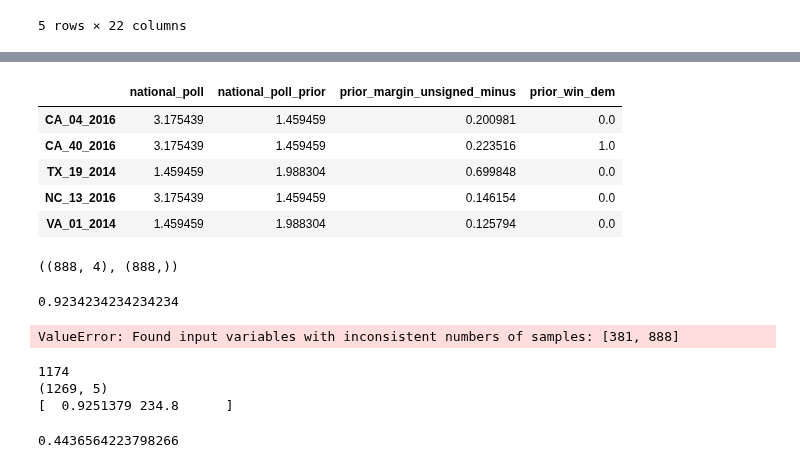
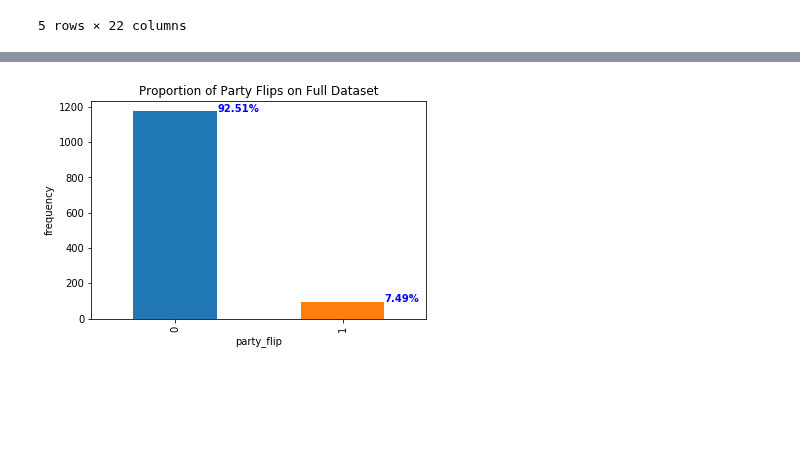
Before and after one commit to WildTangles/ac209a_project, a Jupyter notebook: Baseline_Model.ipynb, the cells around one changed output, grey strips where cells are left out. Drawn from its saved outputs; the diff is of its cells as text; code cells hidden in the pictures; blank space fills up the shorter version.

Commit message:
Baseline model enhanced : state predictors + upsampling + downsampling+ LogisticCV+KNN git push

```diff
--- a/Baseline_Model.ipynb
+++ b/Baseline_Model.ipynb
@@ -51,0 +30,17 @@ small_dataset.head()
+# %%
+#1 =democratic party
+# additional features to try:
+#"prior_margin_unsigned_minus","national_poll","national_poll_prior"]
+
+#select cols from main dataset
+cols_to_use =["curr_win_dem","prior_win_dem","state"]
+small_dataset =full_dataset[cols_to_use]
+
+#add column to indicate a party flip
+small_dataset['party_flip']= (small_dataset.prior_win_dem!=small_dataset.curr_win_dem)*1
+
+#add one hot encoder for states (with or without dropping first)
+small_dataset = pd.get_dummies(small_dataset,'state',drop_first=True)
+
+print(small_dataset.shape)
+small_dataset.head()
@@ -52,36 +61,27 @@ small_dataset.head()
+# %%
+plt.title('Proportion of districts that chage party in consecutive elections')
+plt.ylabel('frequency')
+plt.xlabel('Party Change')
+small_dataset.party_flip.value_counts().plot(kind='bar')
+
+#proportion of districts on the full data that do not flip
+small_dataset.groupby('party_flip')['party_flip'].count().plot.bar()
+plt.title('Proportion of Party Flips on Full Dataset')
+
+for name, group in (small_dataset.groupby('party_flip')['party_flip']):
+    plt.text(int(name)+.25, group.count() + .25, \
+    '{0:.2f}'.format(group.count()/small_dataset.shape[0]*100)+'%', color='blue', fontweight='bold')
+# %% [output]
+[figure, added]
 # %%
 #split data into train and test
-train_data, test_data = train_test_split(small_dataset, test_size=.3, random_state=42)
+train_data, test_data = train_test_split(small_dataset, test_size=.2, \
+                        stratify=small_dataset.party_flip,random_state=209)
 
-X_train=train_data[small_dataset.columns.difference(["curr_win_dem"])]
-X_test=test_data[small_dataset.columns.difference(["curr_win_dem"])]
-
+#response variable
 y_train=train_data["curr_win_dem"]
 y_test = test_data["curr_win_dem"]
 
-X_test.head()
+#predictors
+X_train=train_data[small_dataset.columns.difference(["curr_win_dem"])]
+X_test=test_data[small_dataset.columns.difference(["curr_win_dem"])]
-# %% [output]
-|  | national_poll | national_poll_prior | prior_margin_unsigned_minus | prior_win_dem |
-| CA_04_2016 | 3.175439 | 1.459459 | 0.200981 | 0.0 |
-| CA_40_2016 | 3.175439 | 1.459459 | 0.223516 | 1.0 |
-| TX_19_2014 | 1.459459 | 1.988304 | 0.699848 | 0.0 |
-| NC_13_2016 | 3.175439 | 1.459459 | 0.146154 | 0.0 |
-| VA_01_2014 | 1.459459 | 1.988304 | 0.125794 | 0.0 |
-# %%
-#model  LOGISTIC
-lr_model = LogisticRegression()
-lr_model.fit(X_train,y_train)
-
-X_train.shape, y_train.shape
-# %% [output]
-((888, 4), (888,))
-# %%
-lr_model.score(X_train,y_train)
-# %% [output]
-0.9234234234234234
-# %%
-#predict on test set
-y_pred_test = lr_model.predict(X_test,)
-accuracy_score(y_test,y_pred_test)
-# %% [output]
-ValueError: Found input variables with inconsistent numbers of samples: [381, 888]
@@ -90,12 +87,0 @@ plt.plot()
-# %%
-print(np.sum(small_dataset["prior_win_dem"]==small_dataset["curr_win_dem"]))
-print(small_dataset.shape)
-print(np.sum(small_dataset["prior_win_dem"]==small_dataset["curr_win_dem"])/(small_dataset.shape))
-# %% [output]
-1174
-(1269, 5)
-[  0.9251379 234.8      ]
-# %%
-print(np.sum(small_dataset["curr_win_dem"])/small_dataset.shape[0])
-# %% [output]
-0.4436564223798266
```
Also changed, not shown: parts of 20 cells of this notebook.
